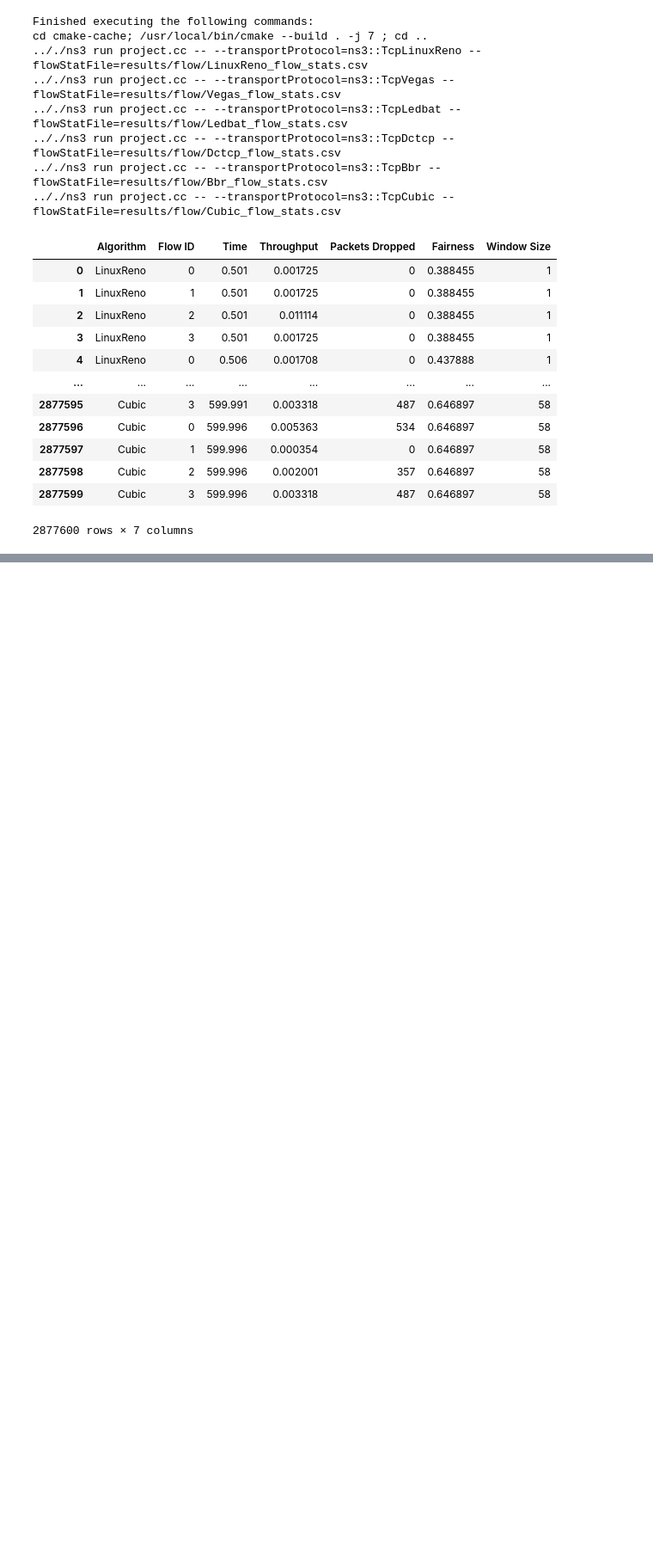
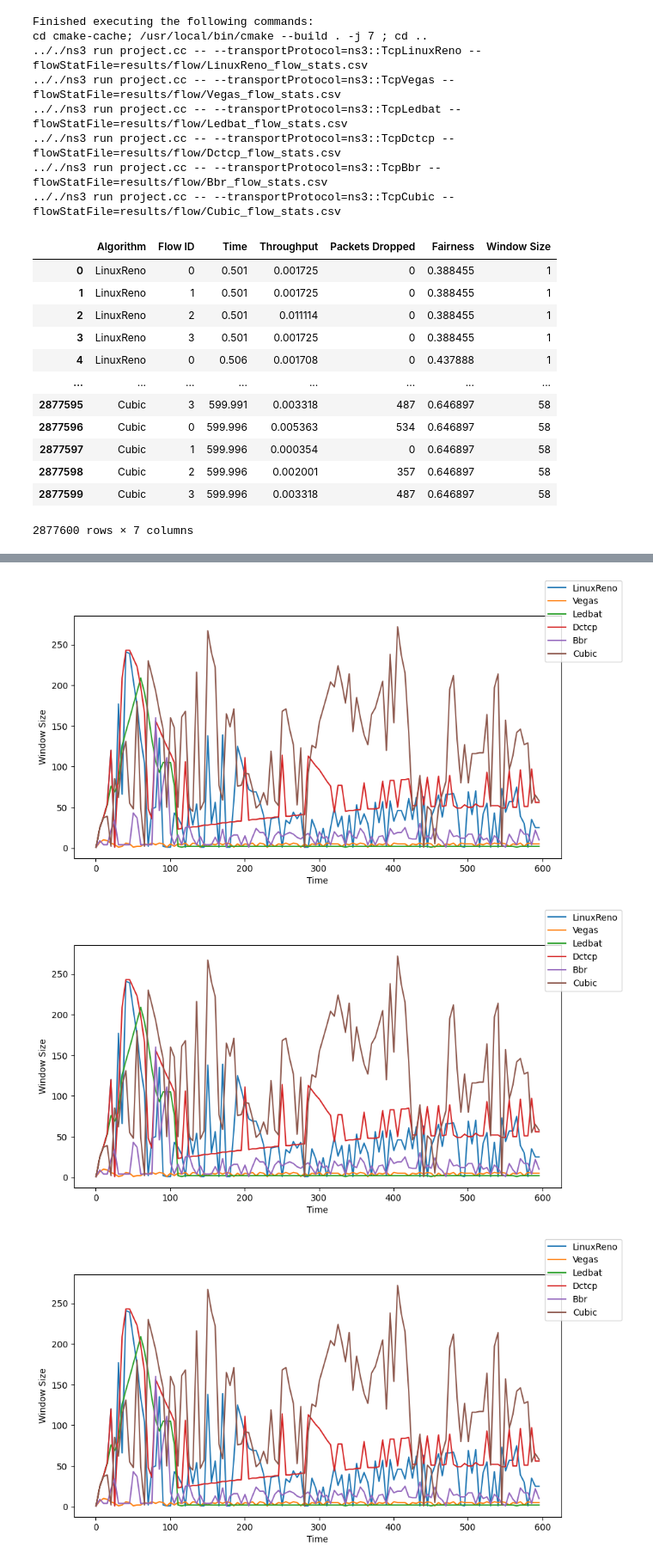
Before and after one commit to mahanthathreyee/qos-congestion-control-simulation, a Jupyter notebook: algo-stats-graph.ipynb, the cells around one changed output, grey strips where cells are left out. Shown at 86% size. Saved outputs shown, nothing was run; the diff lists cells and outputs as text; code cells hidden in the pictures; blank space fills up the shorter version.

```diff
--- a/algo-stats-graph.ipynb
+++ b/algo-stats-graph.ipynb
@@ -133,0 +134,40 @@ plt.close()
+# %%
+metric = 'Window Size'
+flow_id = data['Flow ID'].unique()
+
+ax = []
+fig = []
+for _ in flow_id:
+    _fig, _ax = plt.subplots(figsize=(10, 5))
+    ax.append(_ax)
+    fig.append(_fig)
+
+plot_index = 0
+for mechanism in CONGESTION_MECHANISMS:
+    for flow in flow_id:
+        # Filter the data for the current data ID
+        mechanism_data = data[(data['Algorithm'] == mechanism) & (data['Flow ID'] == flow)]
+        mechanism_data = mechanism_data.iloc[::1000]
+        # Create the plot
+        ax[plot_index].plot(mechanism_data['Time'], mechanism_data[metric], label=mechanism)
+
+        # Add labels and legend to the plot
+        # ax[plot_index].title.set_text(f'Flow ID: {flow}')
+        ax[plot_index].set_xlabel('Time')
+        ax[plot_index].set_ylabel(metric)
+        # ax[plot_index].set_yscale('log')
+        # ax[plot_index].set_xscale('log')
+        plot_index += 1
+
+    plot_index = 0
+
+for f in fig:
+    f.legend()
+
+# Show the plot
+plt.show()
+plt.close()
+# %% [output]
+[figure, added]
+[figure, added]
+[figure, added]
```
Also changed, not shown: parts of 2 cells of this notebook, 1 other file.
